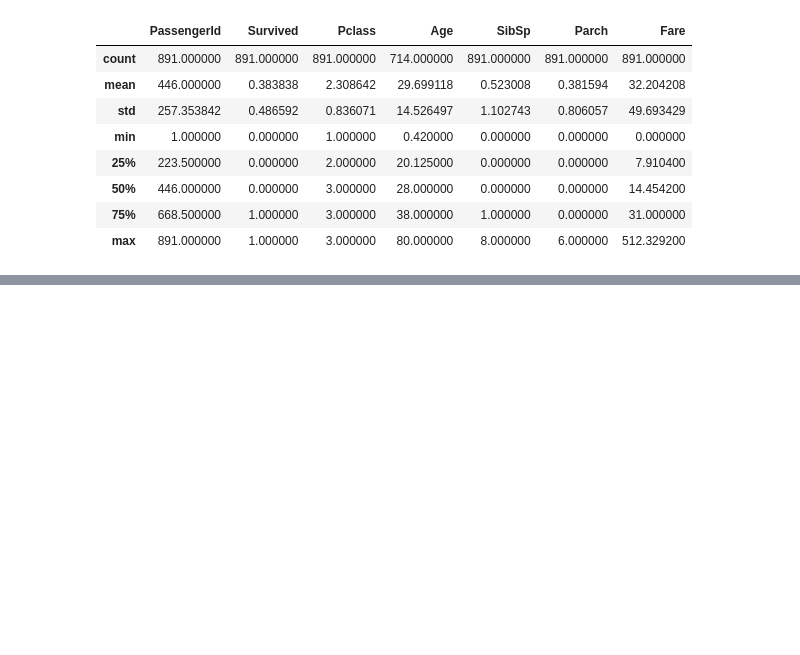
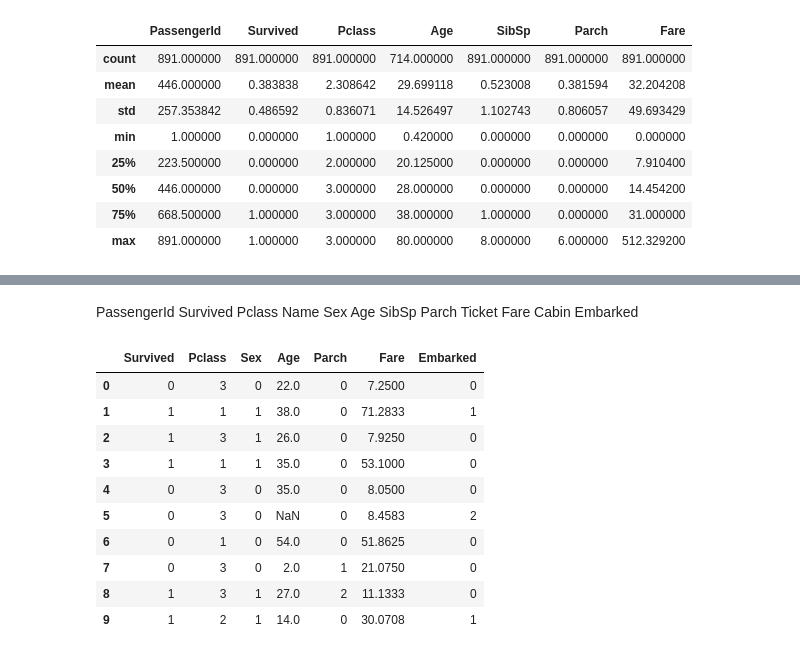
Before and after one commit to HectorSin/kaggle, a Jupyter notebook: Titanic/model.ipynb, the cells around one changed output, grey strips where cells are left out. Drawn from its saved outputs; the diff is of its cells as text; code cells hidden in the pictures; blank space fills up the shorter version.

```diff
--- a/Titanic/model.ipynb
+++ b/Titanic/model.ipynb
@@ -133,0 +182,8 @@ train_df.describe()
+# %%
+print("Before", train_df.shape, test_df.shape, combine[0].shape, combine[1].shape)
+
+train_df = train_df.drop(['Ticket', 'Cabin'], axis=1)
+test_df = test_df.drop(['Ticket', 'Cabin'], axis=1)
+combine = [train_df, test_df]
+
+print("After", train_df.shape, test_df.shape, combine[0].shape, combine[1].shape)
@@ -133,0 +232,20 @@ train_df.describe()
+# %% [markdown]
+PassengerId	Survived	Pclass	Name	Sex	Age	SibSp	Parch	Ticket	Fare	Cabin	Embarked
+# %%
+train_df = train_df.drop(['PassengerId'], axis = 1)
+train_df = train_df.drop(['Name'], axis = 1)
+train_df = train_df.drop(['SibSp'], axis = 1)
+# %%
+train_df.head(10)
+# %% [output]
+|  | Survived | Pclass | Sex | Age | Parch | Fare | Embarked |
+| 0 | 0 | 3 | 0 | 22.0 | 0 | 7.2500 | 0 |
+| 1 | 1 | 1 | 1 | 38.0 | 0 | 71.2833 | 1 |
+| 2 | 1 | 3 | 1 | 26.0 | 0 | 7.9250 | 0 |
+| 3 | 1 | 1 | 1 | 35.0 | 0 | 53.1000 | 0 |
+| 4 | 0 | 3 | 0 | 35.0 | 0 | 8.0500 | 0 |
+| 5 | 0 | 3 | 0 | NaN | 0 | 8.4583 | 2 |
+| 6 | 0 | 1 | 0 | 54.0 | 0 | 51.8625 | 0 |
+| 7 | 0 | 3 | 0 | 2.0 | 1 | 21.0750 | 0 |
+| 8 | 1 | 3 | 1 | 27.0 | 2 | 11.1333 | 0 |
+| 9 | 1 | 2 | 1 | 14.0 | 0 | 30.0708 | 1 |
```
Also changed, not shown: parts of 32 cells of this notebook.
